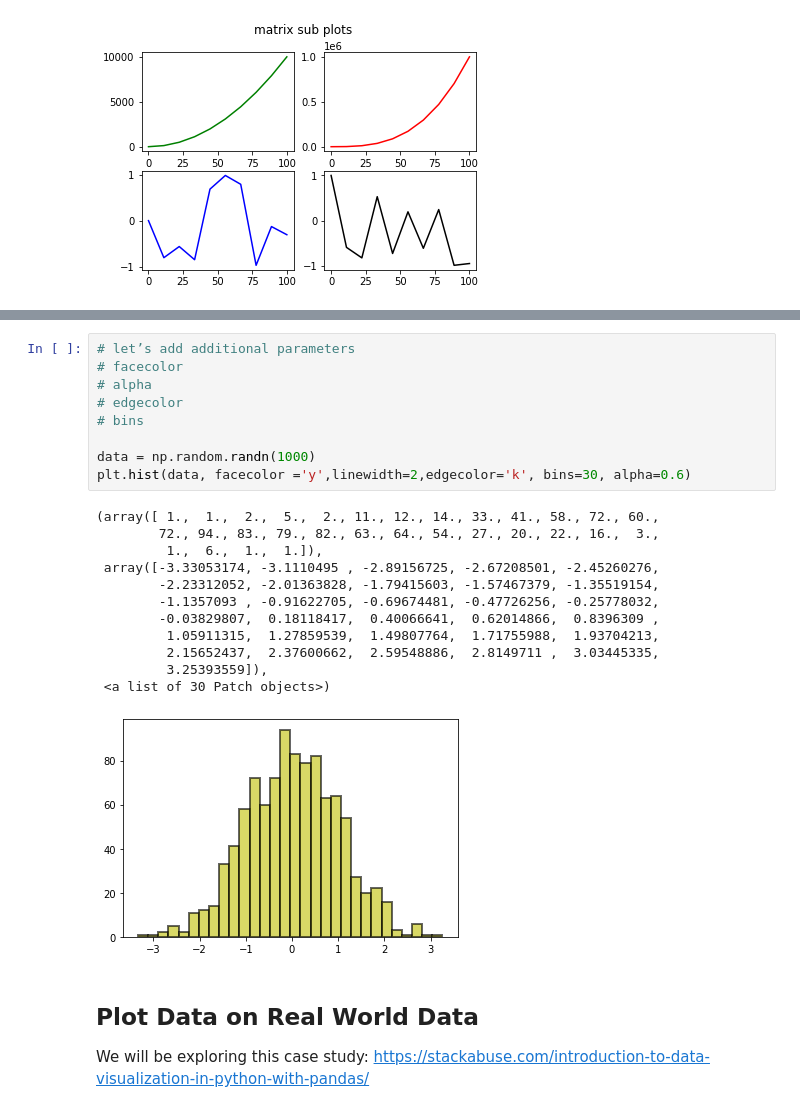
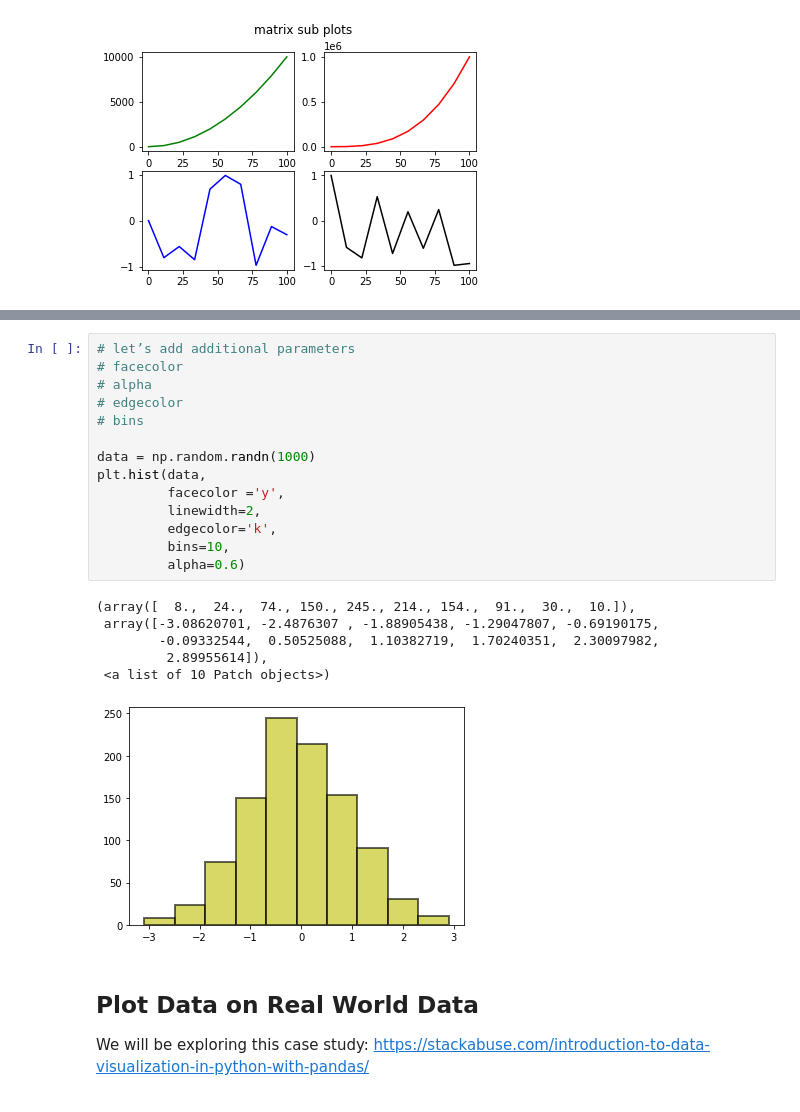
Before and after one commit to sagihaider/BootCamp-Python, a Jupyter notebook: Day_4.ipynb, the cells around one changed output, grey strips where cells are left out. Cells and saved outputs as stored; diff of their text form.

```diff
--- a/Day_4.ipynb
+++ b/Day_4.ipynb
@@ -245,25 +252,24 @@ plt.hist(data)
 # %%
 # let’s add additional parameters
 # facecolor
 # alpha
 # edgecolor
 # bins
 
 data = np.random.randn(1000)
-plt.hist(data, facecolor ='y',linewidth=2,edgecolor='k', bins=30, alpha=0.6)
+plt.hist(data,
+         facecolor ='y',
+         linewidth=2,
+         edgecolor='k',
+         bins=10,
+         alpha=0.6)
 # %% [output]
-(array([ 1.,  1.,  2.,  5.,  2., 11., 12., 14., 33., 41., 58., 72., 60.,
-        72., 94., 83., 79., 82., 63., 64., 54., 27., 20., 22., 16.,  3.,
-         1.,  6.,  1.,  1.]),
- array([-3.33053174, -3.1110495 , -2.89156725, -2.67208501, -2.45260276,
-        -2.23312052, -2.01363828, -1.79415603, -1.57467379, -1.35519154,
-        -1.1357093 , -0.91622705, -0.69674481, -0.47726256, -0.25778032,
-        -0.03829807,  0.18118417,  0.40066641,  0.62014866,  0.8396309 ,
-         1.05911315,  1.27859539,  1.49807764,  1.71755988,  1.93704213,
-         2.15652437,  2.37600662,  2.59548886,  2.8149711 ,  3.03445335,
-         3.25393559]),
- <a list of 30 Patch objects>)
+(array([  8.,  24.,  74., 150., 245., 214., 154.,  91.,  30.,  10.]),
+ array([-3.08620701, -2.4876307 , -1.88905438, -1.29047807, -0.69190175,
+        -0.09332544,  0.50525088,  1.10382719,  1.70240351,  2.30097982,
+         2.89955614]),
+ <a list of 10 Patch objects>)
-[figure, old version]
+[figure, new version]
 # %% [markdown]
 ## Plot Data on Real World Data
 
```
Also changed, not shown: parts of 27 cells of this notebook.
